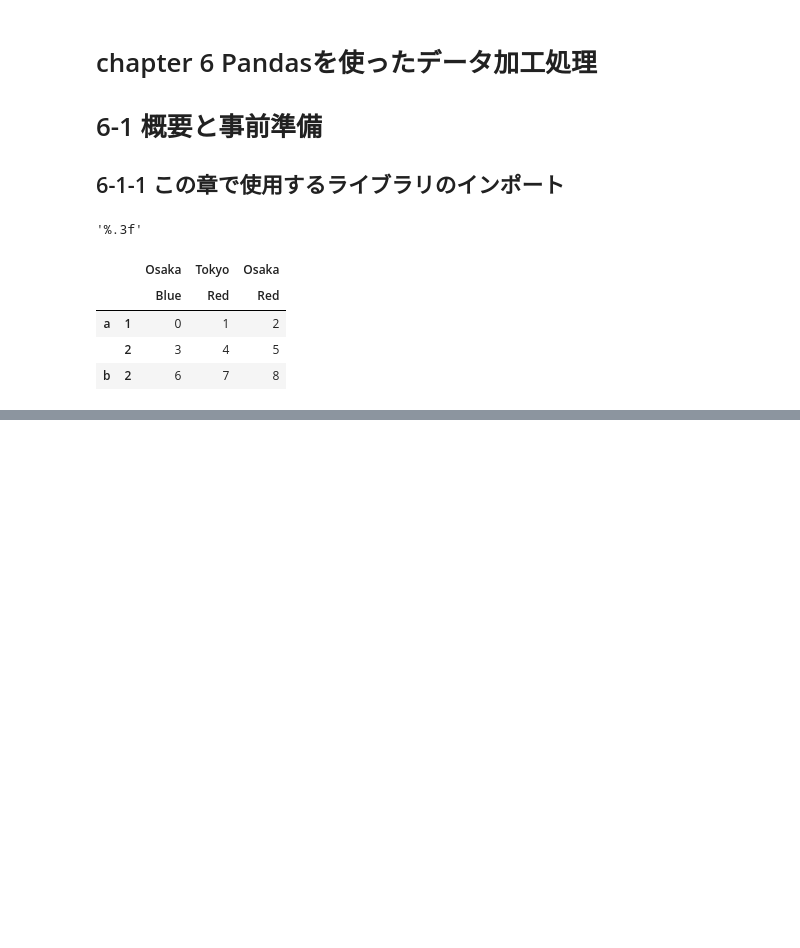
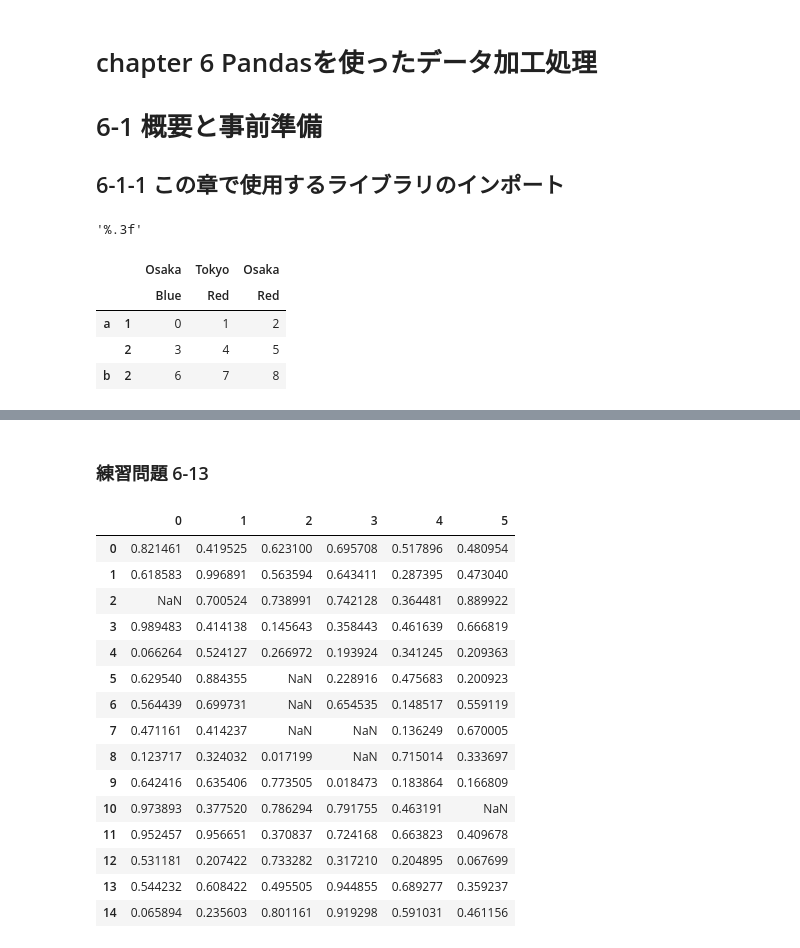
Before and after one commit to RentoYabuki06/ut_datascience_ikusei_kouza, a Jupyter notebook: chapter06/ch06.ipynb, the cells around one changed output, grey strips where cells are left out. Saved outputs shown, nothing was run; the diff lists cells and outputs as text; code cells hidden in the pictures; blank space fills up the shorter version.

```diff
--- a/chapter06/ch06.ipynb
+++ b/chapter06/ch06.ipynb
@@ -42,0 +901,29 @@ hier_df
+# %% [markdown]
+### 練習問題 6-13
+# %%
+df2 = pd.DataFrame(np.random.rand(15,6))
+
+# NAにする
+# iloc (integer location)
+df2.iloc[2,0] = NA
+df2.iloc[5:8,2] = NA
+df2.iloc[7:9,3] =NA
+df2.iloc[10,5] =NA
+df2
+# %% [output]
+|  | 0 | 1 | 2 | 3 | 4 | 5 |
+| 0 | 0.821461 | 0.419525 | 0.623100 | 0.695708 | 0.517896 | 0.480954 |
+| 1 | 0.618583 | 0.996891 | 0.563594 | 0.643411 | 0.287395 | 0.473040 |
+| 2 | NaN | 0.700524 | 0.738991 | 0.742128 | 0.364481 | 0.889922 |
+| 3 | 0.989483 | 0.414138 | 0.145643 | 0.358443 | 0.461639 | 0.666819 |
+| 4 | 0.066264 | 0.524127 | 0.266972 | 0.193924 | 0.341245 | 0.209363 |
+| 5 | 0.629540 | 0.884355 | NaN | 0.228916 | 0.475683 | 0.200923 |
+| 6 | 0.564439 | 0.699731 | NaN | 0.654535 | 0.148517 | 0.559119 |
+| 7 | 0.471161 | 0.414237 | NaN | NaN | 0.136249 | 0.670005 |
+| 8 | 0.123717 | 0.324032 | 0.017199 | NaN | 0.715014 | 0.333697 |
+| 9 | 0.642416 | 0.635406 | 0.773505 | 0.018473 | 0.183864 | 0.166809 |
+| 10 | 0.973893 | 0.377520 | 0.786294 | 0.791755 | 0.463191 | NaN |
+| 11 | 0.952457 | 0.956651 | 0.370837 | 0.724168 | 0.663823 | 0.409678 |
+| 12 | 0.531181 | 0.207422 | 0.733282 | 0.317210 | 0.204895 | 0.067699 |
+| 13 | 0.544232 | 0.608422 | 0.495505 | 0.944855 | 0.689277 | 0.359237 |
+| 14 | 0.065894 | 0.235603 | 0.801161 | 0.919298 | 0.591031 | 0.461156 |
```
Also changed, not shown: parts of 124 cells of this notebook, 4 other files.
